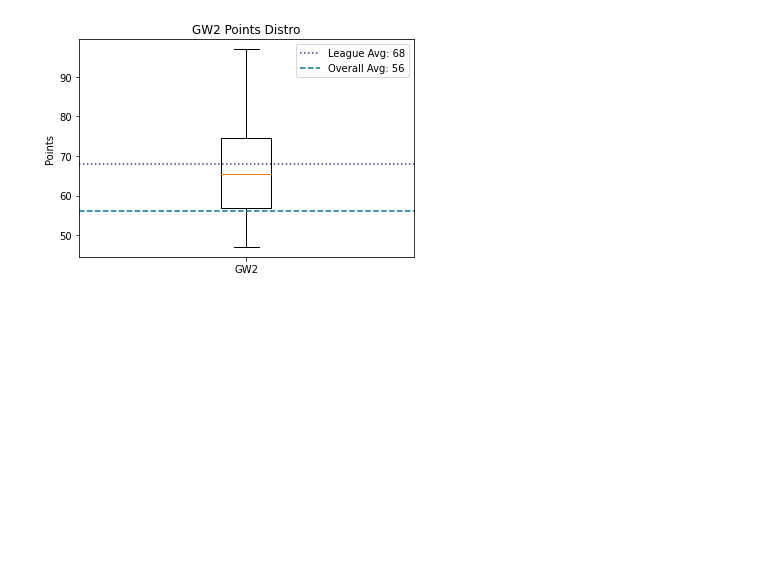
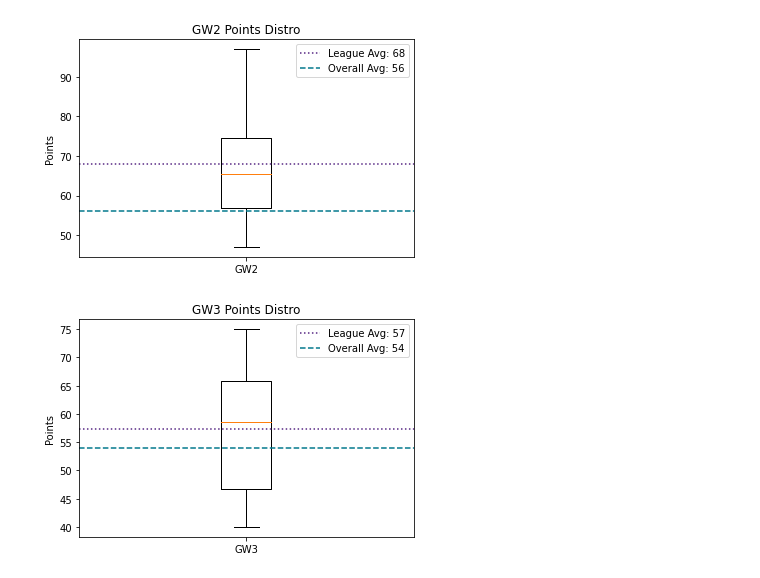
Before and after one commit to samar14641/fpl, a Jupyter notebook: vis.ipynb, the cells around one changed output. Cells and saved outputs as stored; diff of their text form; code cells hidden in the pictures; blank space fills up the shorter version.

```diff
--- a/vis.ipynb
+++ b/vis.ipynb
@@ -7,7 +7,7 @@ import pandas as pd
 overview = pd.read_csv(os.getcwd() + '/Data/overview.csv').set_index('entry')
 players = pd.read_csv(os.getcwd() + '/Data/player_data.csv').set_index('entry')
 # %%
-avgs = {1: 69, 2: 56}
+avgs = {1: 69, 2: 56, 3: 54}
 # %%
 players.join(overview).head()
 # %% [output]
@@ -37,6 +37,10 @@ gw_boxplots(overview['GW1'], avgs[1], 'GW1')
 gw_boxplots(overview['GW2'], avgs[2], 'GW2')
 # %% [output]
 [figure]
+# %%
+gw_boxplots(overview['GW3'], avgs[3], 'GW3')
+# %% [output]
+[figure, added]
 # %%
 def single_player(data, name, entry_name):
     plt.plot(data.index, data, color = '#552583')
```
Also changed, not shown: parts of 2 cells of this notebook.
